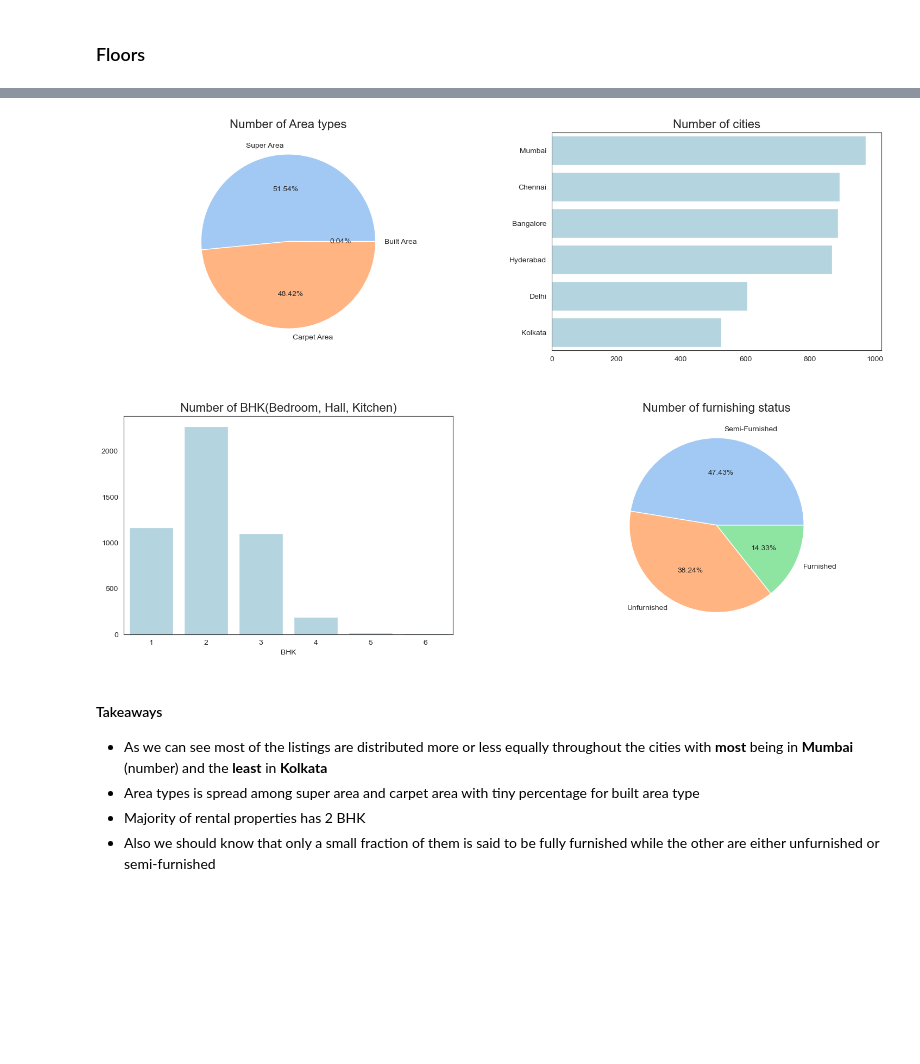
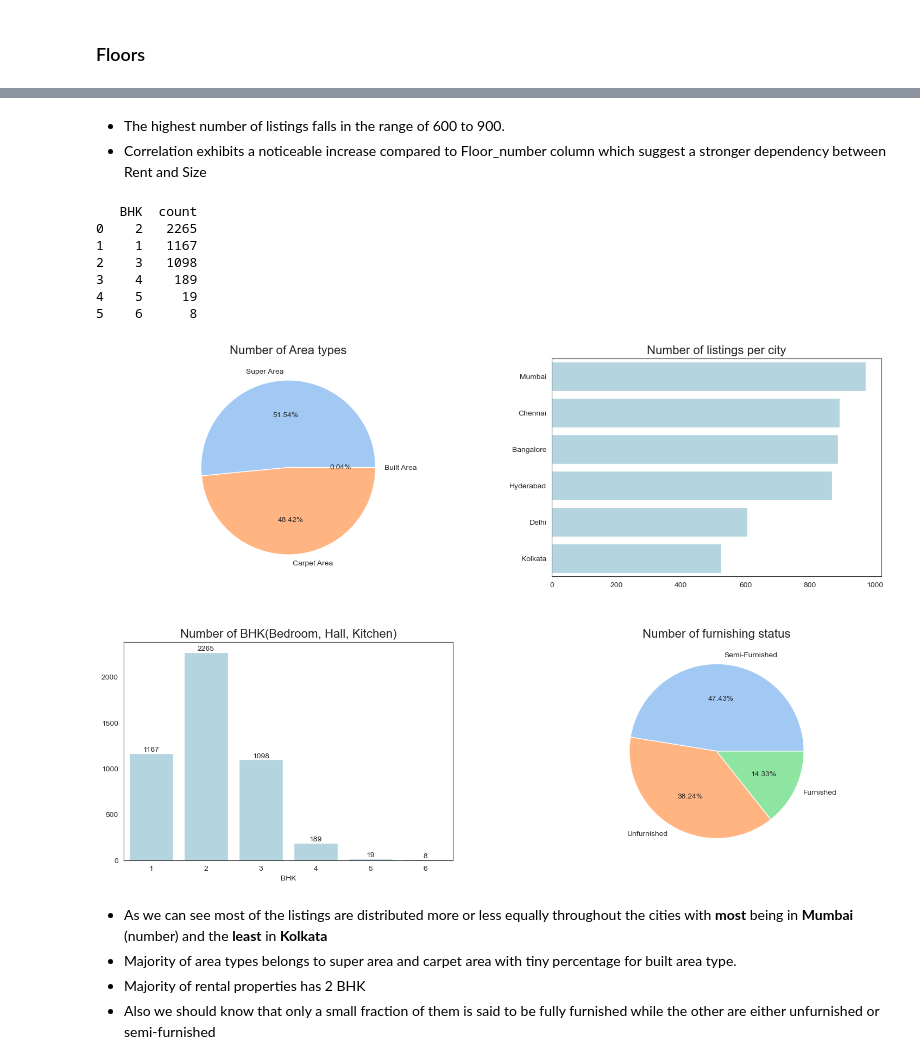
Before and after one commit to veektorf1/rent_prediction, a Jupyter notebook: Rent prediction.ipynb, the cells around one changed output, grey strips where cells are left out. Cells and saved outputs as stored; diff of their text form; code cells hidden in the pictures; blank space fills up the shorter version.

```diff
--- a/Rent prediction.ipynb
+++ b/Rent prediction.ipynb
@@ -287,41 +329,55 @@ Name: Rent, Length: 4743, dtype: int64
+# %% [markdown]
+* The highest number of listings falls in the range of 600 to 900.
+* Correlation exhibits a noticeable increase compared to Floor_number column which suggest a stronger dependency between Rent and Size
 # %%
 sns.set_style("white")
 fig,axes = plt.subplots(figsize=(18,12),nrows=2,ncols=2)
 
 ax1 = axes[0, 0]
 area_type_counts = df["Area Type"].value_counts()
 ax1.pie(area_type_counts, labels=area_type_counts.index, autopct='%1.2f%%', colors=sns.color_palette("pastel"))
 ax1.set_title("Number of Area types", fontsize=16)
 
 # Plot for City
 ax2 = axes[0, 1]
 sns.barplot(x=df["City"].value_counts().values, y=df["City"].value_counts().index, ax=ax2, color='lightblue')
-ax2.set_title("Number of cities", fontsize=16)
+ax2.set_title("Number of listings per city", fontsize=16)
 
 # Plot for BHK
 ax3 = axes[1, 0]
 data = df["BHK"].value_counts()
 sns.barplot(x=data.index, y=data, ax=ax3, color='lightblue')
 ax3.set_title("Number of BHK(Bedroom, Hall, Kitchen)", fontsize=16)
+data = data.reset_index()
+print(data)
+for index,row in data.iterrows():
+    # print(index,row)
+    ax3.text(row['BHK']-1, row['count'] + 20, str(row['count']), ha='center', fontsize=10)
 
 # Plot for Furnishing Status
 ax4 = axes[1, 1]
-# sns.barplot(x=df["Furnishing Status"].value_counts().values, y=df["Furnishing Status"].value_counts().index, ax=ax4, color='cyan',)
 ax4.pie(df["Furnishing Status"].value_counts().values, labels=df["Furnishing Status"].value_counts().index, autopct='%1.2f%%', colors=sns.color_palette("pastel"))
 ax4.set_title("Number of furnishing status", fontsize=16)
 
 
 for ax_row in axes:
     for ax in ax_row:
         ax.set_ylabel("")
 # plt.tight_layout()
 plt.subplots_adjust(wspace=0.3, hspace=0.3)
 plt.show()
 # %% [output]
+   BHK  count
+0    2   2265
+1    1   1167
+2    3   1098
+3    4    189
+4    5     19
+5    6      8
-[figure, old version]
+[figure, new version]
 # %% [markdown]
-#### Takeaways
+
 * As we can see most of the listings are distributed more or less equally throughout the cities with **most** being in **Mumbai** (number) and the **least** in **Kolkata**
-* Area types is spread among super area and carpet area with tiny percentage for built area type
+* Majority of area types belongs to super area and carpet area with tiny percentage for built area type.
 * Majority of rental properties has 2 BHK
 * Also we should know that only a small fraction of them is said to be fully furnished while the other are either unfurnished or semi-furnished
```
Also changed, not shown: parts of 14 cells of this notebook.
